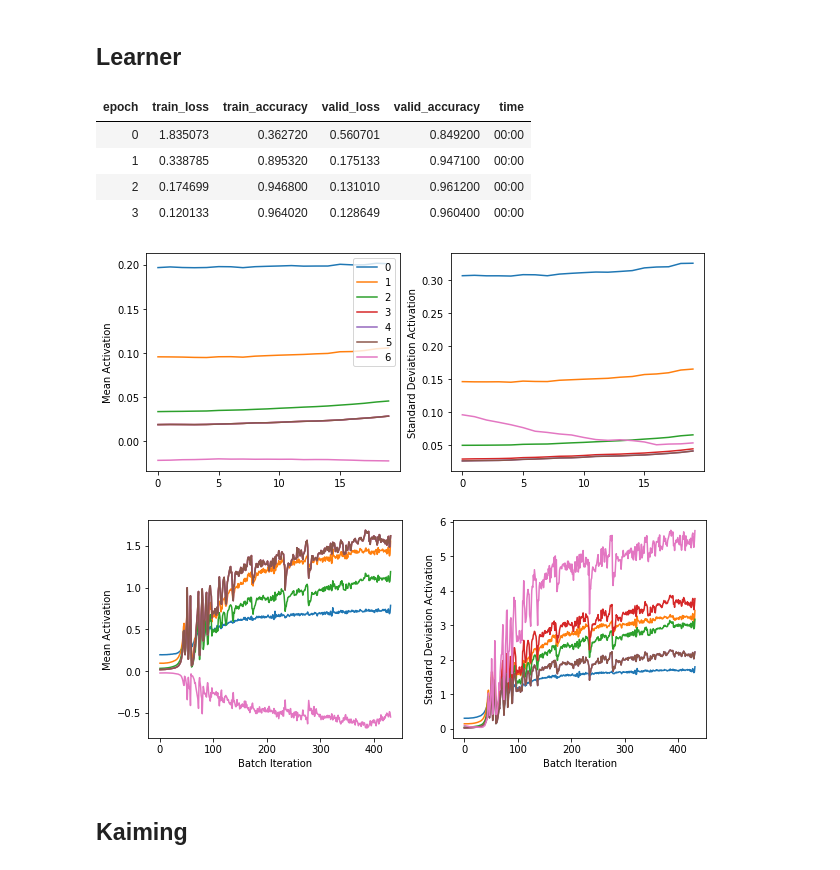
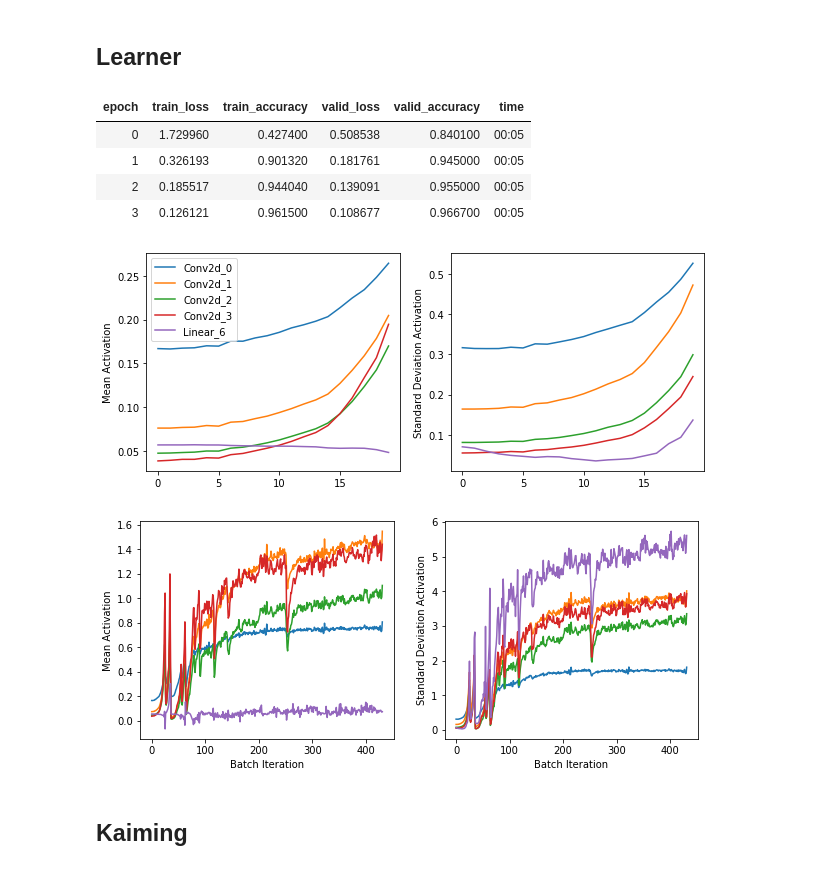
Before and after one commit to rickyfernandez/fastai_course_3, a Jupyter notebook: course_2/Initialization_Paper.ipynb, the cells around one changed output. Saved outputs shown, nothing was run; the diff lists cells and outputs as text; code cells hidden in the pictures.

```diff
--- a/course_2/Initialization_Paper.ipynb
+++ b/course_2/Initialization_Paper.ipynb
@@ -43,7 +43,7 @@ def get_data(mb=True):
 
     return map(tensor, (x_train, y_train, x_test, y_test))
 
-x_train, y_train, x_valid, y_valid = get_data()
+x_train, y_train, x_valid, y_valid = get_data(mb=False)
 # %%
 plt.imshow(x_train[0].view(28,28))
 plt.title(f"Value: {y_train[0]}");
@@ -151,36 +151,41 @@ callbacks = [ProgressCallback,
 ## Learner
 # %%
 model = get_cnn_model(data, filters, conv2d_layer)
+for l in model:
+    if isinstance(l, nn.Sequential):
+        init.xavier_normal_(l[0].weight)
+        l[0].bias.data.zero_()
+
 learn = Learner(model, data, loss, lr=0.4, cb_funcs=callbacks, opt_func=SGD)
 learn.fit(4)
 # %% [output]
 | epoch | train_loss | train_accuracy | valid_loss | valid_accuracy | time |
-| 0 | 1.835073 | 0.362720 | 0.560701 | 0.849200 | 00:00 |
-| 1 | 0.338785 | 0.895320 | 0.175133 | 0.947100 | 00:00 |
-| 2 | 0.174699 | 0.946800 | 0.131010 | 0.961200 | 00:00 |
-| 3 | 0.120133 | 0.964020 | 0.128649 | 0.960400 | 00:00 |
+| 0 | 1.729960 | 0.427400 | 0.508538 | 0.840100 | 00:05 |
+| 1 | 0.326193 | 0.901320 | 0.181761 | 0.945000 | 00:05 |
+| 2 | 0.185517 | 0.944040 | 0.139091 | 0.955000 | 00:05 |
+| 3 | 0.126121 | 0.961500 | 0.108677 | 0.966700 | 00:05 |
 # %%
 fig, axes = plt.subplots(1, 2, figsize=(10,4))
 for h in learn.hook_call_back.hooks:
     axes[0].plot(h.stats[0][:20])
     axes[1].plot(h.stats[1][:20])
     h.remove()
-axes[0].legend(range(len(learn.hook_call_back.hooks)))
+axes[0].legend(learn.hook_call_back.hook_names)
 axes[0].set_ylabel("Mean Activation")
 axes[1].set_ylabel("Standard Deviation Activation")
 
 fig, axes = plt.subplots(1, 2, figsize=(10,4))
 for h in learn.hook_call_back.hooks:
     axes[0].plot(h.stats[0])
     axes[1].plot(h.stats[1])
     h.remove()
 axes[0].set_ylabel("Mean Activation")
 axes[0].set_xlabel("Batch Iteration")
 axes[1].set_ylabel("Standard Deviation Activation")
 axes[1].set_xlabel("Batch Iteration");
 # %% [output]
-[figure, old version]
+[figure, new version]
-[figure, old version]
+[figure, new version]
 # %% [markdown]
 ## Kaiming
 # %%
```
Also changed, not shown: parts of 2 cells of this notebook, 11 other files.
